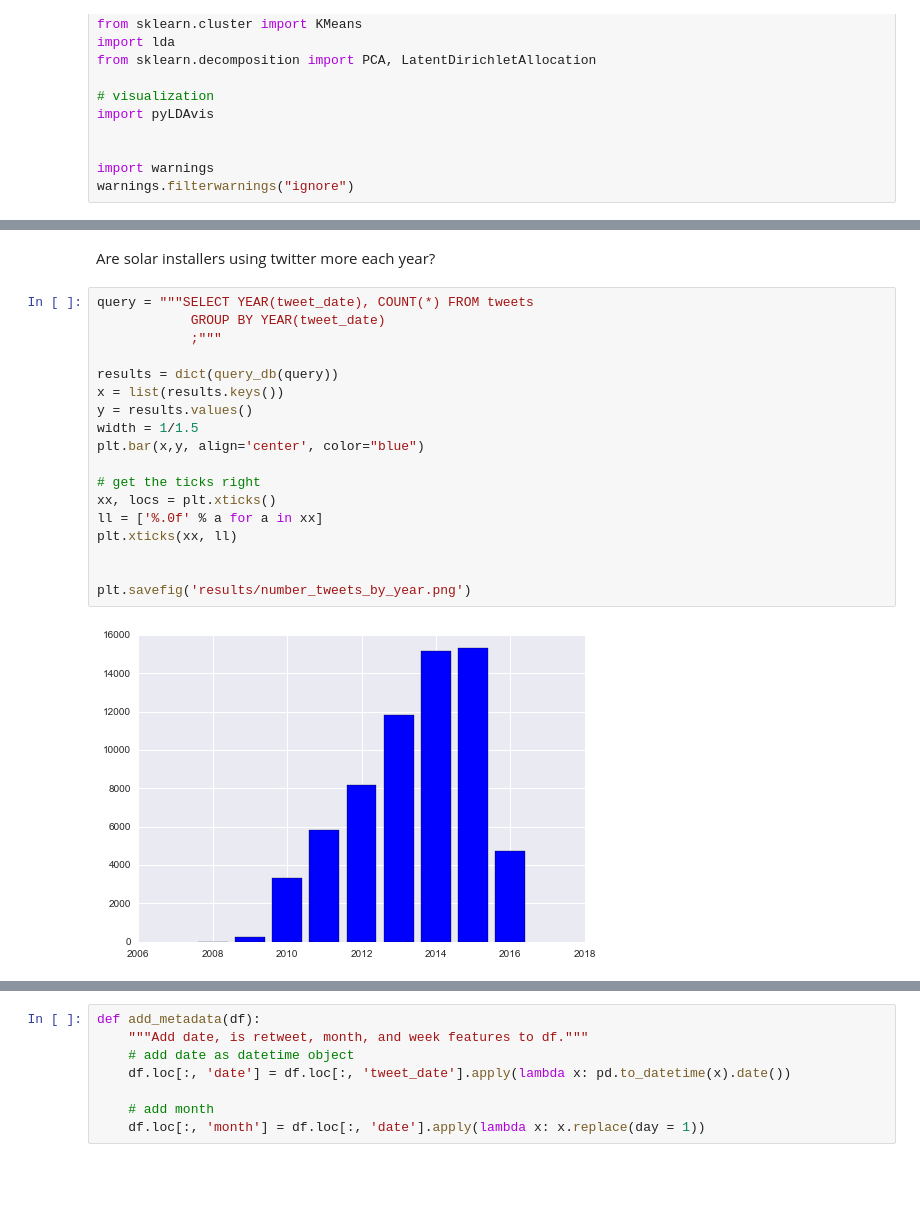
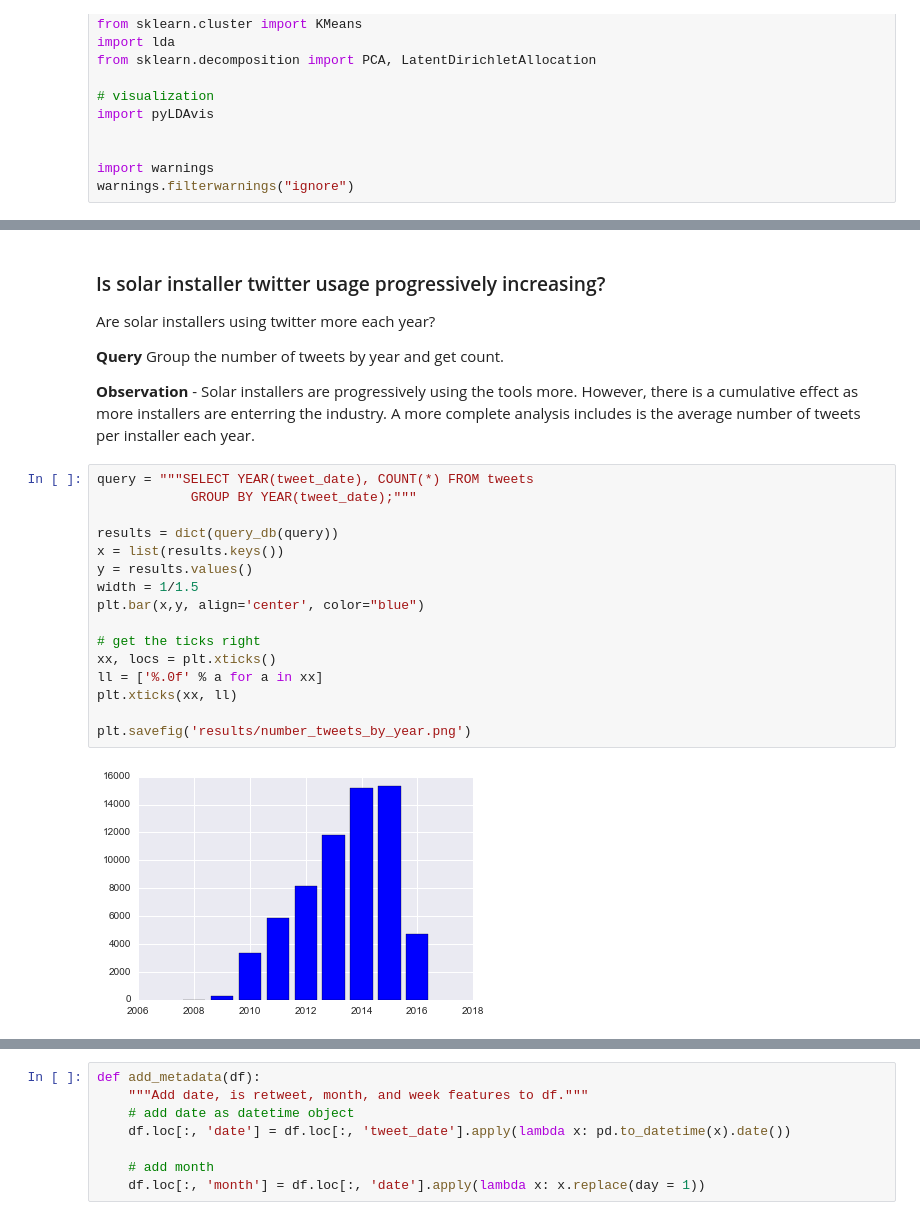
Before and after one commit to matt-stringer/twitter-marketing-analysis, a Jupyter notebook: Solar Marketing Analysis.ipynb, the cells around one changed output, grey strips where cells are left out. Drawn from its saved outputs; the diff is of its cells as text; blank space fills up the shorter version.

Commit message:
updated file with more exploratory analysis

```diff
--- a/Solar Marketing Analysis.ipynb
+++ b/Solar Marketing Analysis.ipynb
@@ -149,22 +138,26 @@ plt.savefig('results/twitter_adoption.png')
-# %% [markdown]
-Are solar installers using twitter more each year?
+# %% [markdown]
+### Is solar installer twitter usage progressively increasing?
+
+Are solar installers using twitter more each year?
+
+**Query** Group the number of tweets by year and get count.
+
+**Observation** - Solar installers are progressively using the tools more. However, there is a cumulative effect as more installers are enterring the industry. A more complete analysis includes is the average number of tweets per installer each year.
 # %%
 query = """SELECT YEAR(tweet_date), COUNT(*) FROM tweets
-            GROUP BY YEAR(tweet_date)
-            ;"""
+            GROUP BY YEAR(tweet_date);"""
 
 results = dict(query_db(query))
 x = list(results.keys())
 y = results.values()
 width = 1/1.5
 plt.bar(x,y, align='center', color="blue")
 
 # get the ticks right
 xx, locs = plt.xticks()
 ll = ['%.0f' % a for a in xx]
 plt.xticks(xx, ll)
 
-
 plt.savefig('results/number_tweets_by_year.png')
 # %% [output]
-[figure, old version]
+[figure, new version]
```
Also changed, not shown: parts of 46 cells of this notebook, 8 other files.
